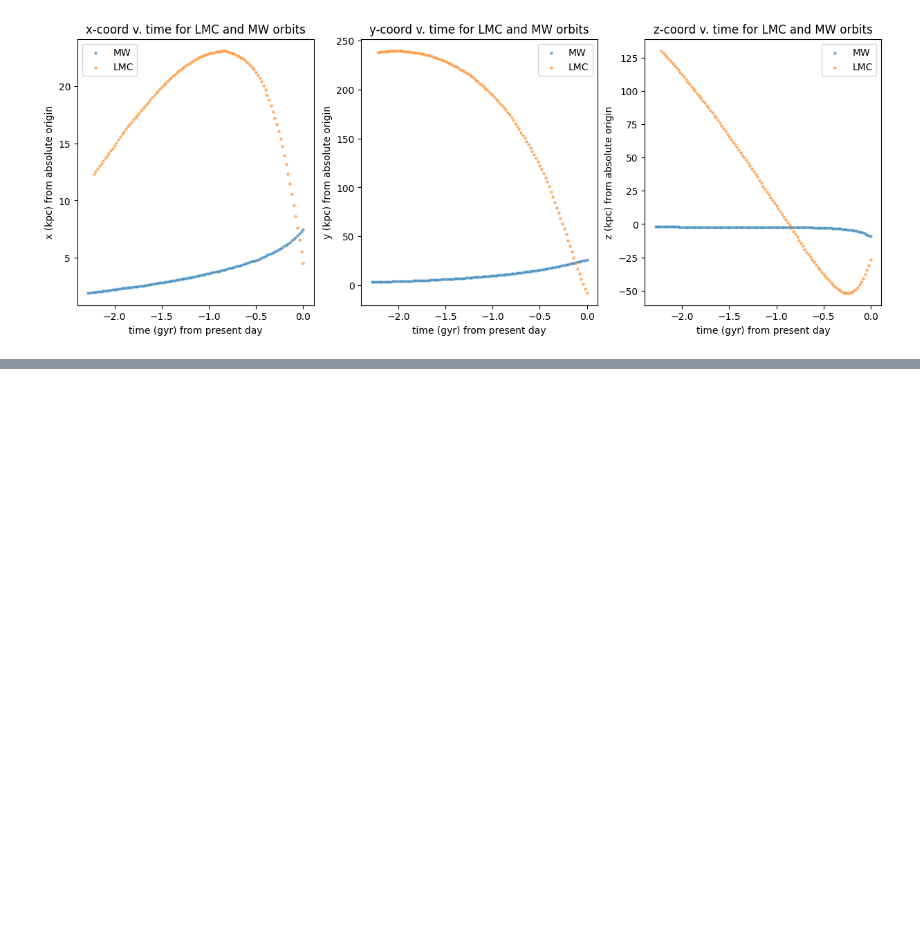
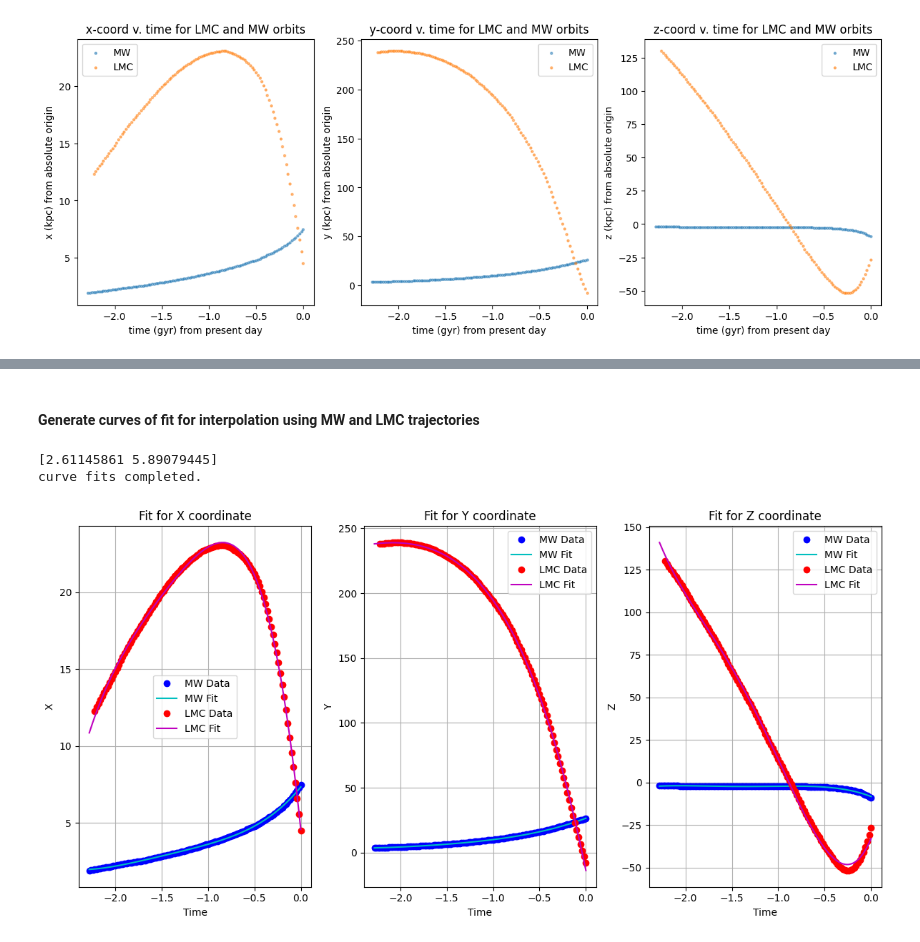
Before and after one commit to andrewqin29/hvs-integrator, a Jupyter notebook: notebooks/interpolator_visualization.ipynb, the cells around one changed output, grey strips where cells are left out. Saved outputs shown, nothing was run; the diff lists cells and outputs as text; code cells hidden in the pictures; blank space fills up the shorter version.

Commit message:
finish interpolation poc and begin package

```diff
--- a/notebooks/interpolator_visualization.ipynb
+++ b/notebooks/interpolator_visualization.ipynb
@@ -69,0 +76,58 @@ print(x_lmc)
+# %% [markdown]
+#### Generate curves of fit for interpolation using MW and LMC trajectories
+# %%
+def poly_func(t, a, b, c, d, e):
+    return a*t**4 + b*t**3 + c*t**2 + d*t + e
+
+mw_popt_x, _ = curve_fit(poly_func, mw_df['time'], mw_df['x'])
+mw_popt_y, _ = curve_fit(poly_func, mw_df['time'], mw_df['y'])
+mw_popt_z, _ = curve_fit(poly_func, mw_df['time'], mw_df['z'])
+
+lmc_popt_x, _ = curve_fit(poly_func, lmc_df['time'], lmc_df['x'])
+lmc_popt_y, _ = curve_fit(poly_func, lmc_df['time'], lmc_df['y'])
+lmc_popt_z, _ = curve_fit(poly_func, lmc_df['time'], lmc_df['z'])
+
+print("curve fits completed.")
+
+time_smooth = np.linspace(mw_df['time'].min(), mw_df['time'].max(), 200)
+plt.figure(figsize=(12, 6))
+
+plt.subplot(1, 3, 1)
+plt.plot(mw_df['time'], mw_df['x'], 'bo', label='MW Data')
+plt.plot(time_smooth, poly_func(time_smooth, *mw_popt_x), 'c-', label='MW Fit')
+plt.plot(lmc_df['time'], lmc_df['x'], 'ro', label='LMC Data')
+plt.plot(time_smooth, poly_func(time_smooth, *lmc_popt_x), 'm-', label='LMC Fit')
+plt.title('Fit for X coordinate')
+plt.xlabel('Time')
+plt.ylabel('X')
+plt.legend()
+plt.grid(True)
+
+plt.subplot(1, 3, 2)
+plt.plot(mw_df['time'], mw_df['y'], 'bo', label='MW Data')
+plt.plot(time_smooth, poly_func(time_smooth, *mw_popt_y), 'c-', label='MW Fit')
+plt.plot(lmc_df['time'], lmc_df['y'], 'ro', label='LMC Data')
+plt.plot(time_smooth, poly_func(time_smooth, *lmc_popt_y), 'm-', label='LMC Fit')
+plt.title('Fit for Y coordinate')
+plt.xlabel('Time')
+plt.ylabel('Y')
+plt.legend()
+plt.grid(True)
+
+plt.subplot(1, 3, 3)
+plt.plot(mw_df['time'], mw_df['z'], 'bo', label='MW Data')
+plt.plot(time_smooth, poly_func(time_smooth, *mw_popt_z), 'c-', label='MW Fit')
+plt.plot(lmc_df['time'], lmc_df['z'], 'ro', label='LMC Data')
+plt.plot(time_smooth, poly_func(time_smooth, *lmc_popt_z), 'm-', label='LMC Fit')
+plt.title('Fit for Z coordinate')
+plt.xlabel('Time')
+plt.ylabel('Z')
+plt.legend()
+plt.grid(True)
+
+plt.tight_layout()
+plt.show()
+# %% [output]
+[2.61145861 5.89079445]
+curve fits completed.
+[figure, added]
```
Also changed, not shown: parts of 2 cells of this notebook, 1 other file.
